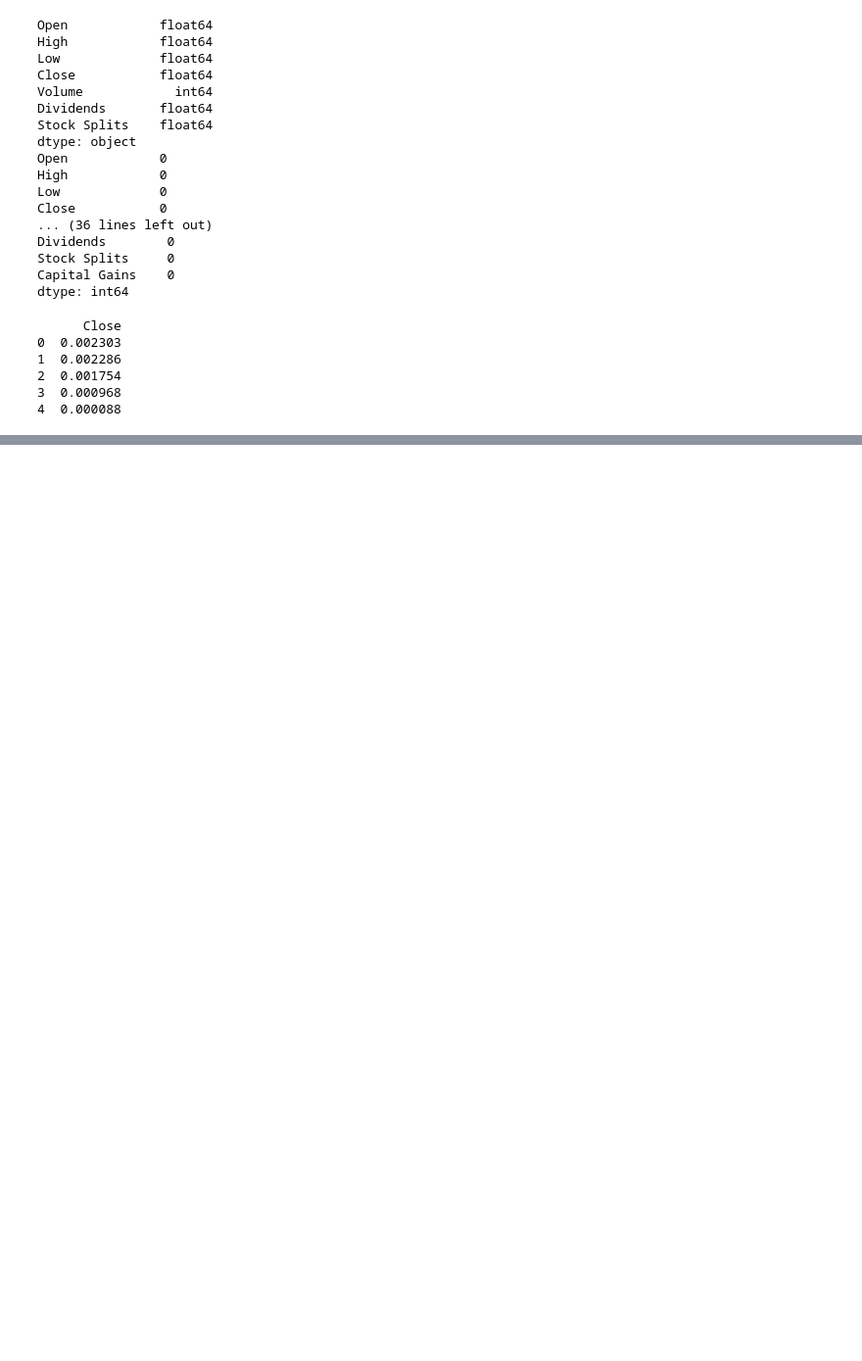
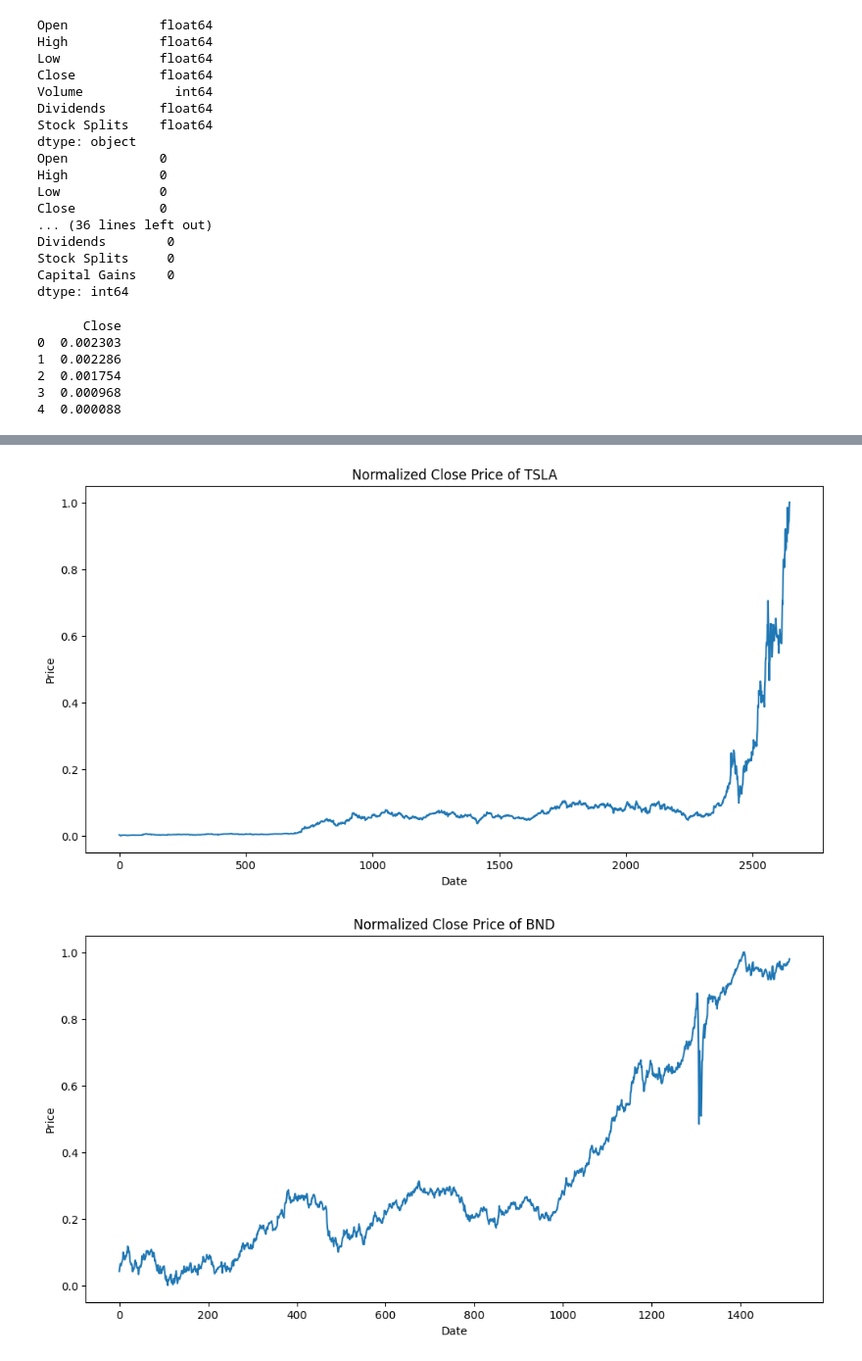
Before and after one commit to IamYunusAli/GMF, a Jupyter notebook: notebooks/GMF.ipynb, the cells around one changed output, grey strips where cells are left out. Shown at 98% size. Saved outputs shown, nothing was run; the diff lists cells and outputs as text; code cells hidden in the pictures; blank space fills up the shorter version.

```diff
--- a/notebooks/GMF.ipynb
+++ b/notebooks/GMF.ipynb
@@ -217,24 +217,30 @@ print(dfsp.head())
 3  0.067093
 4  0.082457
 # %%
-# Conduct Exploratory Data Analysis (EDA):
-# Visualize the closing price over time to identify trends and patterns.
-# Calculate and plot the daily percentage change to observe volatility.
-# Analyze volatility by calculating rolling means and standard deviations to understand short-term trends and fluctuations.
-# Perform outlier detection to identify significant anomalies.
 
 # Visualize the closing price over time to identify trends and patterns for TSLA
 plt.figure(figsize=(12,6))
 plt.plot(dfts['Close'])
 plt.title('Normalized Close Price of TSLA')
 plt.xlabel('Date')
 plt.ylabel('Price')
 plt.show()
 
 # Visualize the closing price over time to identify trends and patterns for BND
 plt.figure(figsize=(12,6))
 plt.plot(dfbd['Close'])
 plt.title('Normalized Close Price of BND')
 plt.xlabel('Date')
 plt.ylabel('Price')
 plt.show()
+
+# Visualize the closing price over time to identify trends and patterns for SPY
+plt.figure(figsize=(12,6))
+plt.plot(dfsp['Close'])
+plt.title('Normalized Close Price of SPY')
+plt.xlabel('Date')
+plt.ylabel('Price')
+plt.show()
+# %% [output]
+[figure, added]
+[figure, added]
```
Also changed, not shown: parts of 16 cells of this notebook.
